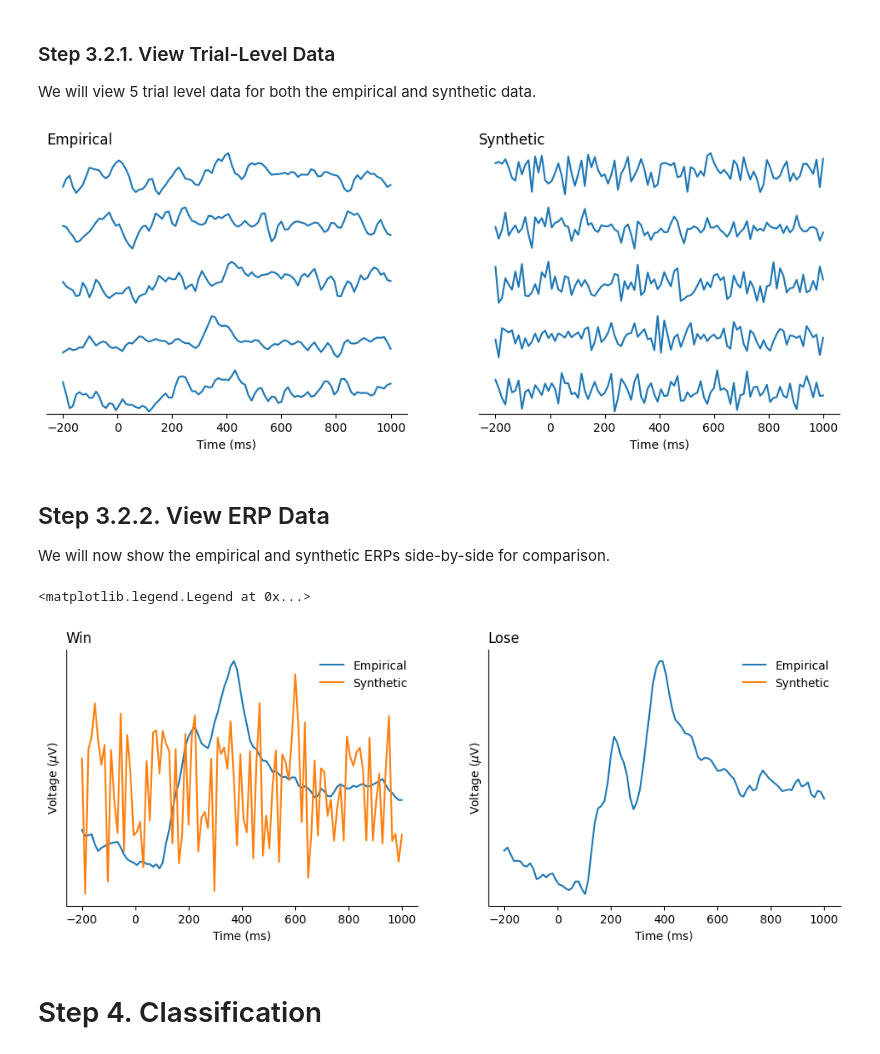
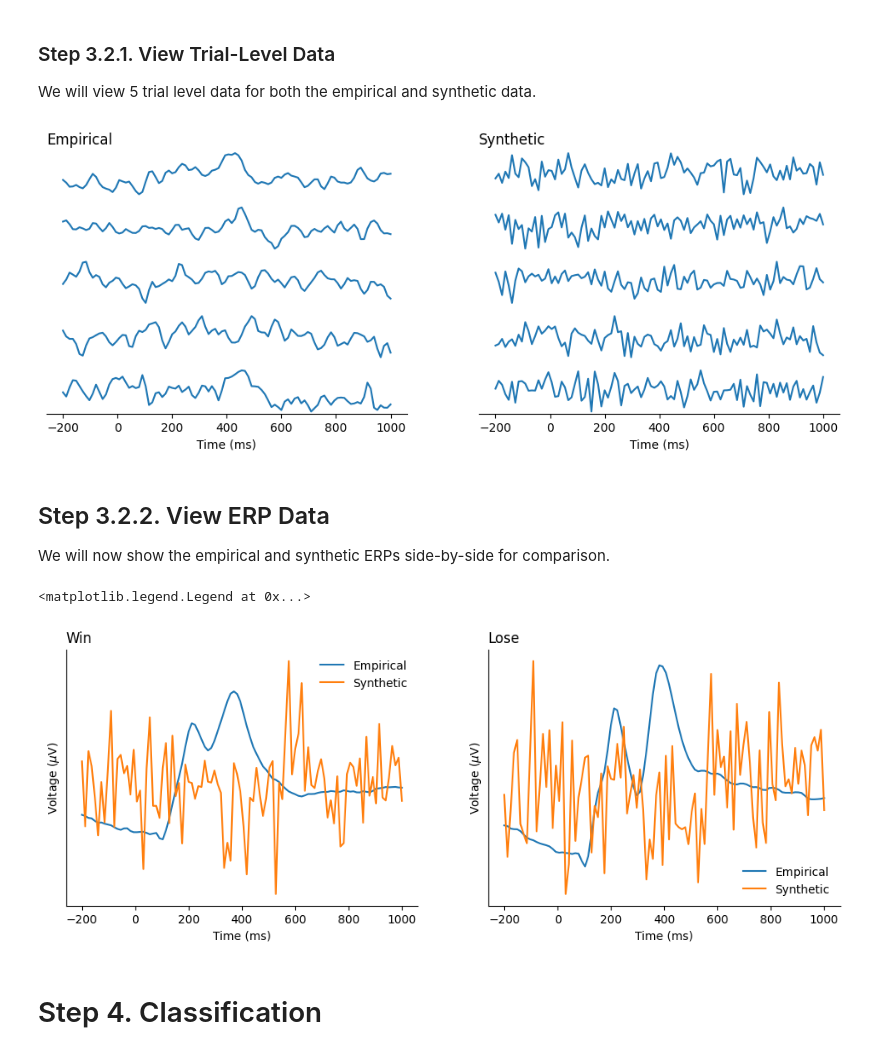
Before and after one commit to AutoResearch/EEG-GAN, a Jupyter notebook: docs/Tutorials/Tutorial_GAN.ipynb, the cells around one changed output. Drawn from its saved outputs; the diff is of its cells as text; code cells hidden in the pictures.

```diff
--- a/docs/Tutorials/Tutorial_GAN.ipynb
+++ b/docs/Tutorials/Tutorial_GAN.ipynb
@@ -119,8 +146,8 @@ class printFormat:
 We will load the provided EEG training data and print some information about what this contains.
 # %%
 #Load the data
-empiricalHeaders = np.genfromtxt('EEG-GAN/data/gansEEGTrainingData.csv', delimiter=',', names=True).dtype.names
-empiricalEEG = np.genfromtxt('EEG-GAN/data/gansEEGTrainingData.csv', delimiter=',', skip_header=1)
+empiricalHeaders = np.genfromtxt('data/eeggan_training_example.csv', delimiter=',', names=True).dtype.names
+empiricalEEG = np.genfromtxt('data/eeggan_training_example.csv', delimiter=',', skip_header=1)
 
 #Print the head of the data
 print(printFormat.bold + 'Display Header and first few rows/columns of data\n \033[0m' + printFormat.end)
@@ -164,8 +191,8 @@ lossIndex = np.where(empiricalEEG[:,1]==1)
 winIndex = np.where(empiricalEEG[:,1]==0)
 
 #Grand average the waveforms for each condition
-lossWaveform = np.mean(empiricalEEG[lossIndex,3:],axis=1)[0]
-winWaveform = np.mean(empiricalEEG[winIndex,3:],axis=1)[0]
+lossWaveform = np.mean(empiricalEEG[lossIndex,4:],axis=1)[0]
+winWaveform = np.mean(empiricalEEG[winIndex,4:],axis=1)[0]
 
 #Determine x axis of time
 time = np.linspace(-200,1000,100)
@@ -389,11 +413,17 @@ Generated samples were saved to EEG-GAN/generated_samples/gansEEGSyntheticData.c
 We will now load the synthetic data we just produced, and confirm the number of samples per condition
 # %%
 #Load Data
-syntheticEEG = np.genfromtxt('EEG-GAN/generated_samples/gansEEGSyntheticData.csv', delimiter=',', skip_header=1)
+# syntheticEEG = np.genfromtxt('generated_samples/gansEEGSyntheticData.csv', delimiter=',', skip_header=1)
+empiricalHeaders = np.genfromtxt('data/eeggan_training_example.csv', delimiter=',', names=True).dtype.names
+empiricalEEG = np.genfromtxt('data/eeggan_training_example.csv', delimiter=',', skip_header=1)
+syntheticHeaders = np.genfromtxt('generated_samples/gan_data_c0.csv', delimiter=',', names=True).dtype.names
+gan_c0 = np.genfromtxt('generated_samples/gan_data_c0.csv', delimiter=',', skip_header=1)
+gan_c1 = np.genfromtxt('generated_samples/gan_data_c1.csv', delimiter=',', skip_header=1)
+syntheticEEG = np.concatenate((gan_c0,gan_c1),axis=0)
 
 #Print head of the data
 print(printFormat.bold + 'Display first few rows/columns of data' + printFormat.end)
-print(['Condition','Time1','Time2','Time3','Time4','Time5'])
+print(syntheticHeaders[:6])
 print(syntheticEEG[0:3,0:6])
 
 #Print condition sample counts
@@ -423,10 +453,10 @@ syntheticIndex = rnd.sample(range(0, syntheticEEG.shape[0]), 5)
 #Plot trial data
 f, ax = plt.subplots(5, 2, figsize=(12, 4))
 for c in range(5):
-    ax[c,0].plot(time,empiricalEEG[empiricalIndex[c],3:]) #Note, we here add the same filter simply for visualization
+    ax[c,0].plot(time,empiricalEEG[empiricalIndex[c],4:]) #Note, we here add the same filter simply for visualization
     ax[c,0].set_yticks([])
 
-    ax[c,1].plot(time,syntheticEEG[syntheticIndex[c],1:])
+    ax[c,1].plot(time,syntheticEEG[syntheticIndex[c],2:])
     ax[c,1].spines[['left', 'right', 'top']].set_visible(False)
     ax[c,1].set_yticks([])
 
@@ -448,44 +478,44 @@ for c in range(5):
         ax[c,0].set_xlabel('Time (ms)')
         ax[c,1].set_xlabel('Time (ms)')
 # %% [output]
-[figure, old version]
+[figure, new version]
 # %% [markdown]
 ## Step 3.2.2. View ERP Data
 We will now show the empirical and synthetic ERPs side-by-side for comparison.
 # %%
 #Grand average the synthetic waveforms for each condition
-synLossWaveform = np.mean(syntheticEEG[np.r_[syntheticEEG[:,0]==1],1:],axis=0)
-synWinWaveform = np.mean(syntheticEEG[np.r_[syntheticEEG[:,0]==0],1:],axis=0)
+synLossWaveform = np.mean(syntheticEEG[np.r_[syntheticEEG[:,0]==1],2:],axis=0)
+synWinWaveform = np.mean(syntheticEEG[np.r_[syntheticEEG[:,0]==0],2:],axis=0)
 
 #Set up figure
 f, (ax1, ax2) = plt.subplots(1, 2, figsize=(12, 4))
 
 #Plot each empirical waveform (note, we here add the same processing simply for visualization)
 ax1.plot(time, scale(winWaveform), label = 'Empirical')
 ax1.plot(time, scale(synWinWaveform), label = 'Synthetic')
 
 #Format plot
 ax1.set_ylabel('Voltage ($\mu$V)')
 ax1.set_xlabel('Time (ms)')
 ax1.set_title('Win', loc='left')
 ax1.spines[['right', 'top']].set_visible(False)
 ax1.tick_params(left = False, labelleft = False)
 ax1.legend(frameon=False)
 
 #Plot each synthetic waveform
 ax2.plot(time, scale(lossWaveform), label = 'Empirical')
 ax2.plot(time, scale(synLossWaveform), label = 'Synthetic')
 
 #Format plot
 ax2.set_ylabel('Voltage ($\mu$V)')
 ax2.set_xlabel('Time (ms)')
 ax2.set_title('Lose', loc='left')
 ax2.spines[['right', 'top']].set_visible(False)
 ax2.tick_params(left = False, labelleft = False)
 ax2.legend(frameon=False)
 # %% [output]
 <matplotlib.legend.Legend at 0x...>
-[figure, old version]
+[figure, new version]
 # %% [markdown]
 # Step 4. Classification
 # %% [markdown]
```
Also changed, not shown: parts of 23 cells of this notebook.
